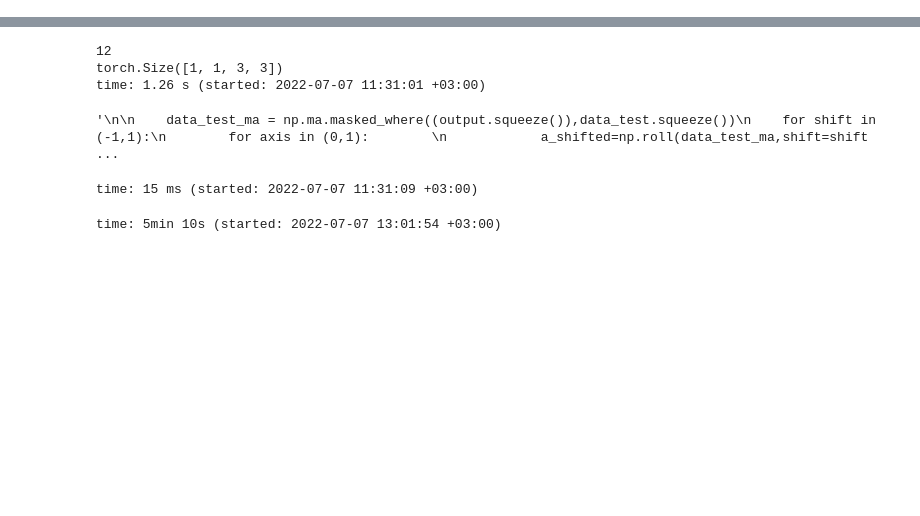
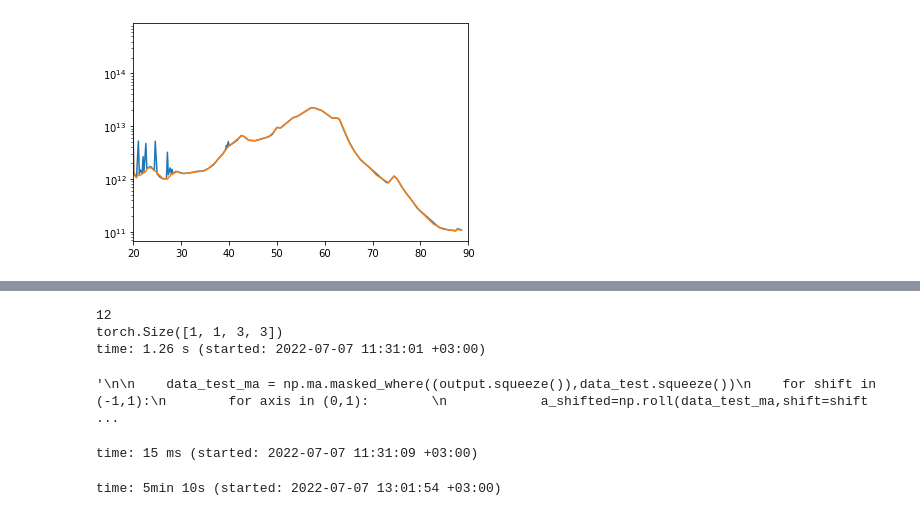
Before and after one commit to peijin94/ConvRFI, a Jupyter notebook: test_flag.ipynb, the cells around one changed output, grey strips where cells are left out. Saved outputs shown, nothing was run; the diff lists cells and outputs as text; code cells hidden in the pictures; blank space fills up the shorter version.

```diff
--- a/test_flag.ipynb
+++ b/test_flag.ipynb
@@ -454,0 +373,8 @@ time: 422 ms (started: 2022-07-08 18:04:01 +03:00)
+# %%
+
+plt.plot(np.linspace(freq[0],freq[-1],small_arr.shape[1]), np.mean(conv_down_direct[40:130,:],0))
+plt.plot(np.linspace(freq[0],freq[-1],small_arr.shape[1]), np.mean(small_arr[40:130,:],0))
+plt.xlim([20,90])
+plt.yscale('log')
+# %% [output]
+[figure, added]
```
Also changed, not shown: parts of 47 cells of this notebook, 4 other files.
